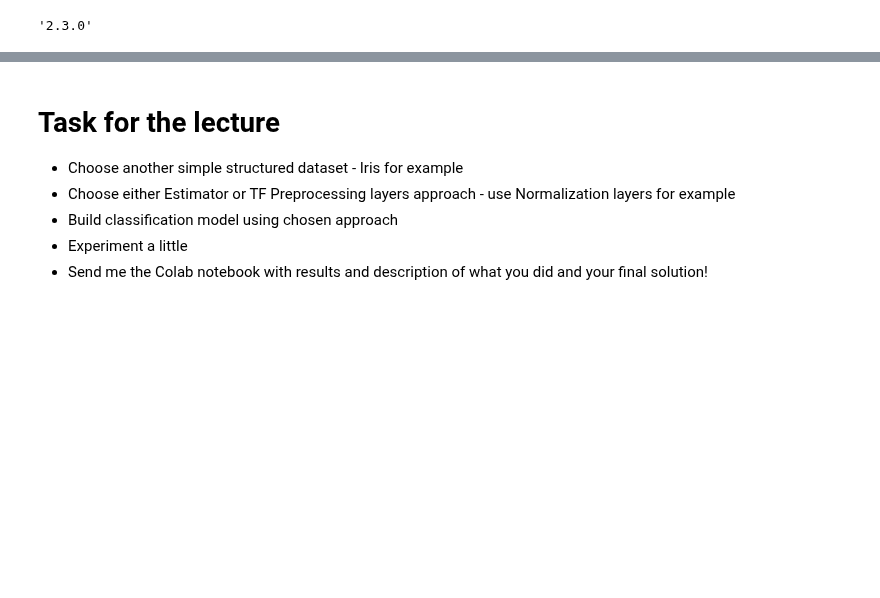
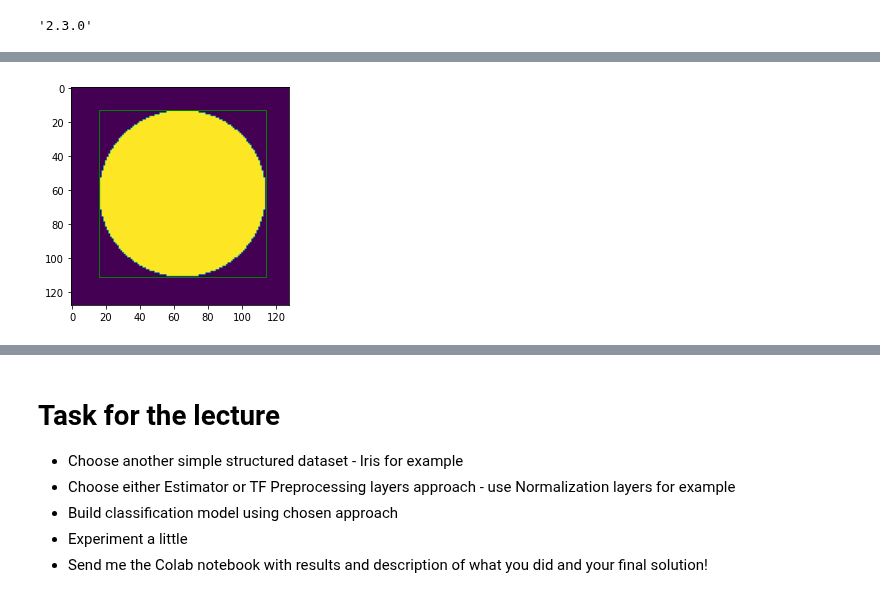
Before and after one commit to vojtechcima/2020-21-ARD, a Jupyter notebook: abd_10.ipynb, the cells around one changed output, grey strips where cells are left out. Cells and saved outputs as stored; diff of their text form; code cells hidden in the pictures; blank space fills up the shorter version.

```diff
--- a/abd_10.ipynb
+++ b/abd_10.ipynb
@@ -410,0 +106,12 @@ f1_score(y_true=y_test, y_pred=y_pred)
+# %%
+from matplotlib.patches import Rectangle
+def plot_pred(img,p):
+  fig, ax = plt.subplots(1)
+  ax.imshow(img)
+  rect = Rectangle(xy=(p[1]*128,p[0]*128),width=p[2]*128, height=p[2]*128, linewidth=1,edgecolor='g',facecolor='none')
+  ax.add_patch(rect)
+  plt.show()
+# %%
+plot_pred(X[0], labels[0])
+# %% [output]
+[figure, added]
```
Also changed, not shown: parts of 114 cells of this notebook, 4 other files.
